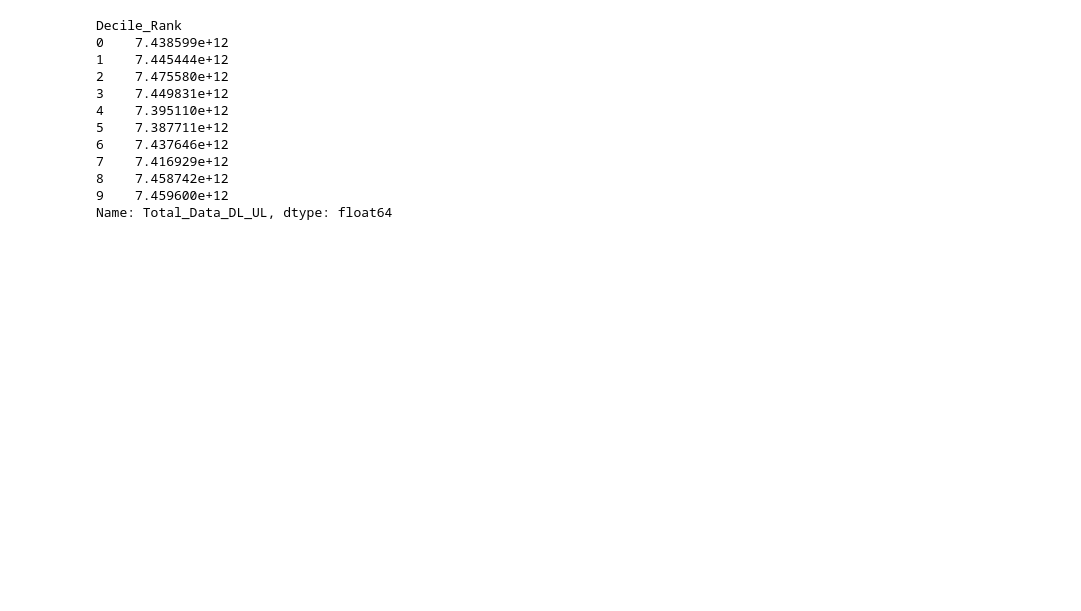
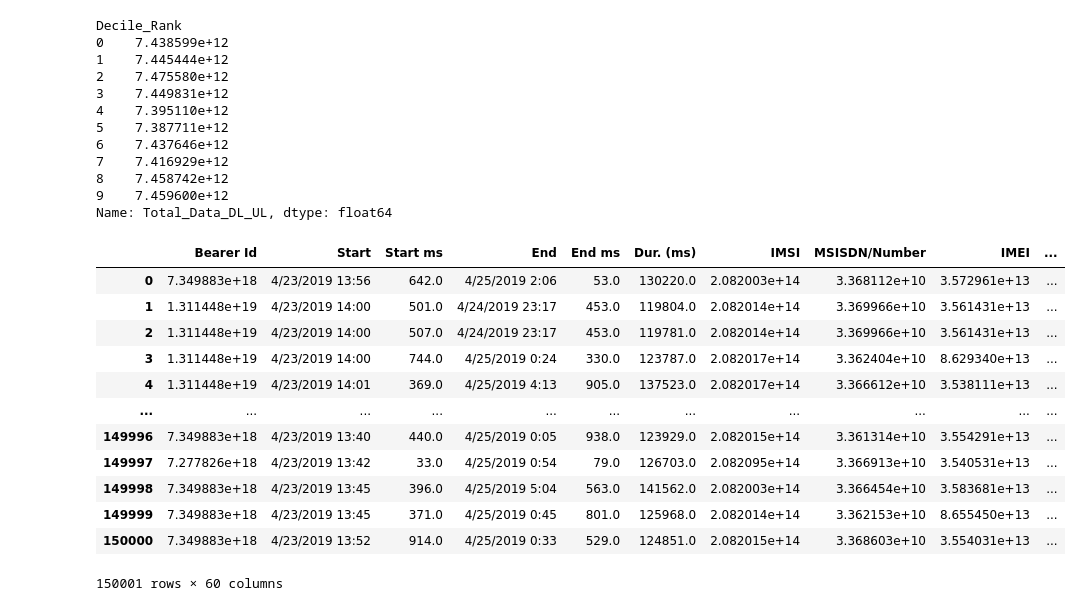
Before and after one commit to biniyam69/telecom, a Jupyter notebook: notebooks/Graphs.ipynb, the cells around one changed output. Saved outputs shown, nothing was run; the diff lists cells and outputs as text; code cells hidden in the pictures; blank space fills up the shorter version.

```diff
--- a/notebooks/Graphs.ipynb
+++ b/notebooks/Graphs.ipynb
@@ -165,3 +165,40 @@ Decile_Rank
 8    7.458742e+12
 9    7.459600e+12
 Name: Total_Data_DL_UL, dtype: float64
+# %%
+from sklearn.preprocessing import StandardScaler
+from sklearn.decomposition import PCA
+
+# Assuming df is your DataFrame
+numerical_columns = df.select_dtypes(include=['float64', 'int64']).columns
+numerical_columns = numerical_columns.drop('MSISDN/Number', errors='ignore')  # Dropping 'MSISDN/Number' column
+numerical_columns = numerical_columns.drop('Bearer Id', errors='ignore')  # Dropping 'Bearer Id' column
+
+numerical_data = df[numerical_columns]
+numerical_data = numerical_data.dropna()
+
+scaler = StandardScaler()
+numerical_data = scaler.fit_transform(numerical_data)
+
+pca = PCA(n_components=2)
+pca_result = pca.fit_transform(numerical_data)
+pca_df = pd.DataFrame(data=pca_result, columns=['PC1', 'PC2'])
+final_df = pd.concat([df, pca_df], axis=1)
+
+# final_df = final_df.drop('Bearer Id')
+# final_df = final_df.drop('MSISDN/Number')
+final_df
+# %% [output]
+|  | Bearer Id | Start | Start ms | End | End ms | Dur. (ms) | IMSI | MSISDN/Number | IMEI | ... |
+| 0 | 7.349883e+18 | 4/23/2019 13:56 | 642.0 | 4/25/2019 2:06 | 53.0 | 130220.0 | 2.082003e+14 | 3.368112e+10 | 3.572961e+13 | ... |
+| 1 | 1.311448e+19 | 4/23/2019 14:00 | 501.0 | 4/24/2019 23:17 | 453.0 | 119804.0 | 2.082014e+14 | 3.369966e+10 | 3.561431e+13 | ... |
+| 2 | 1.311448e+19 | 4/23/2019 14:00 | 507.0 | 4/24/2019 23:17 | 453.0 | 119781.0 | 2.082014e+14 | 3.369966e+10 | 3.561431e+13 | ... |
+| 3 | 1.311448e+19 | 4/23/2019 14:00 | 744.0 | 4/25/2019 0:24 | 330.0 | 123787.0 | 2.082017e+14 | 3.362404e+10 | 8.629340e+13 | ... |
+| 4 | 1.311448e+19 | 4/23/2019 14:01 | 369.0 | 4/25/2019 4:13 | 905.0 | 137523.0 | 2.082017e+14 | 3.366612e+10 | 3.538111e+13 | ... |
+| ... | ... | ... | ... | ... | ... | ... | ... | ... | ... | ... |
+| 149996 | 7.349883e+18 | 4/23/2019 13:40 | 440.0 | 4/25/2019 0:05 | 938.0 | 123929.0 | 2.082015e+14 | 3.361314e+10 | 3.554291e+13 | ... |
+| 149997 | 7.277826e+18 | 4/23/2019 13:42 | 33.0 | 4/25/2019 0:54 | 79.0 | 126703.0 | 2.082095e+14 | 3.366913e+10 | 3.540531e+13 | ... |
+| 149998 | 7.349883e+18 | 4/23/2019 13:45 | 396.0 | 4/25/2019 5:04 | 563.0 | 141562.0 | 2.082003e+14 | 3.366454e+10 | 3.583681e+13 | ... |
+| 149999 | 7.349883e+18 | 4/23/2019 13:45 | 371.0 | 4/25/2019 0:45 | 801.0 | 125968.0 | 2.082014e+14 | 3.362153e+10 | 8.655450e+13 | ... |
+| 150000 | 7.349883e+18 | 4/23/2019 13:52 | 914.0 | 4/25/2019 0:33 | 529.0 | 124851.0 | 2.082015e+14 | 3.368603e+10 | 3.554031e+13 | ... |
+150001 rows × 60 columns
```
Also changed, not shown: parts of 1 cell of this notebook, 1 other file.
